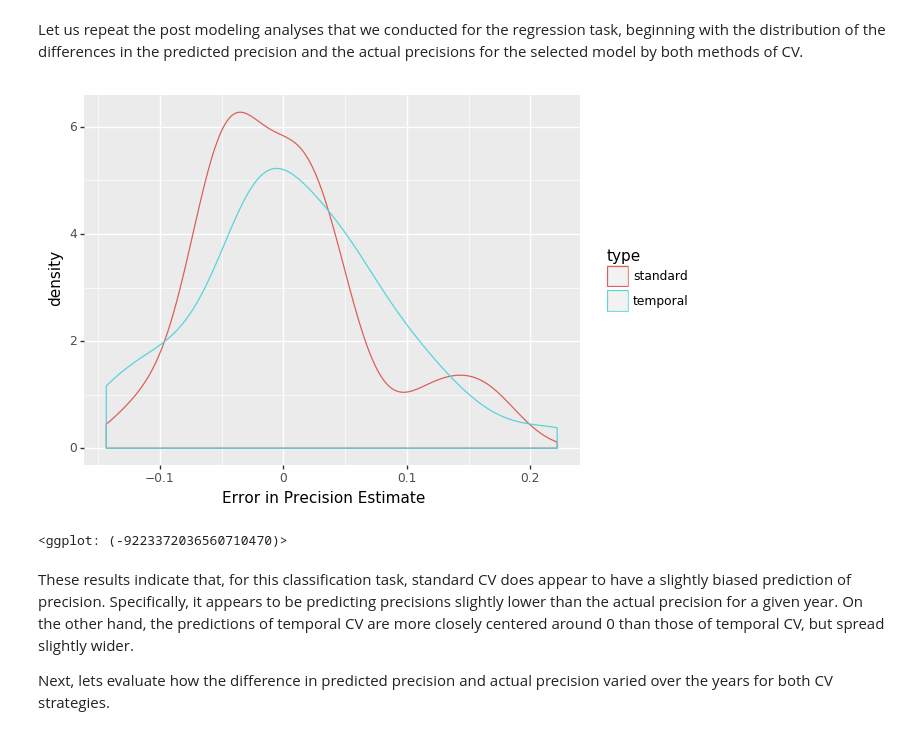
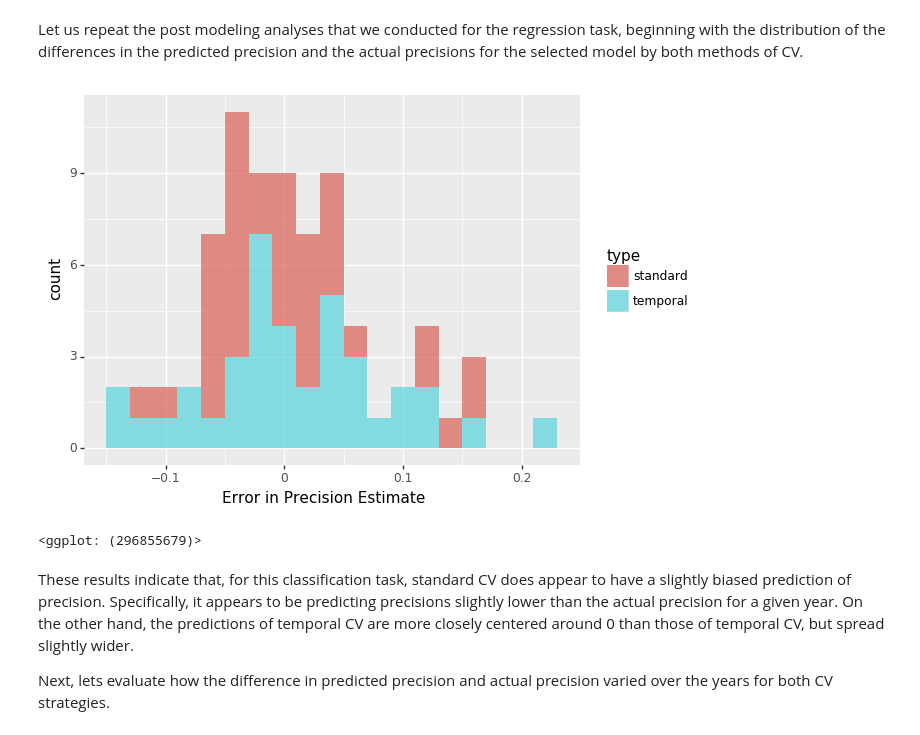
Before and after one commit to dssg/hitchhikers-guide, a Jupyter notebook: curriculum/3_modeling_and_machine_learning/machine-learning/CV_methods_comparison.ipynb, the cells around one changed output. Drawn from its saved outputs; the diff is of its cells as text; code cells hidden in the pictures.

Commit message:
Changed one graph to histogram

```diff
--- a/curriculum/3_modeling_and_machine_learning/machine-learning/CV_methods_comparison.ipynb
+++ b/curriculum/3_modeling_and_machine_learning/machine-learning/CV_methods_comparison.ipynb
@@ -1010,10 +1010,13 @@ c_temp_vs_std.head(6)
 # %% [markdown]
 Let us repeat the post modeling analyses that we conducted for the regression task, beginning with the distribution of the differences in the predicted precision and the actual precisions for the selected model by both methods of CV.
 # %%
-ggplot(c_temp_vs_std, aes(x="diff_in_prec", colour='type')) + geom_density() + xlab("Error in Precision Estimate")
+(ggplot(c_temp_vs_std, aes(x="diff_in_prec", fill='type')) +
+    geom_histogram(alpha=0.7, binwidth=0.02) +
+    xlab("Error in Precision Estimate")
+)
 # %% [output]
-[figure, old version]
+[figure, new version]
-<ggplot: (-9223372036560710470)>
+<ggplot: (296855679)>
 # %% [markdown]
 These results indicate that, for this classification task, standard CV does appear to have a slightly biased prediction of precision. Specifically, it appears to be predicting precisions slightly lower than the actual precision for a given year. On the other hand, the predictions of temporal CV are more closely centered around 0 than those of temporal CV, but spread slightly wider.
 
```
Also changed, not shown: parts of 1 cell of this notebook.
